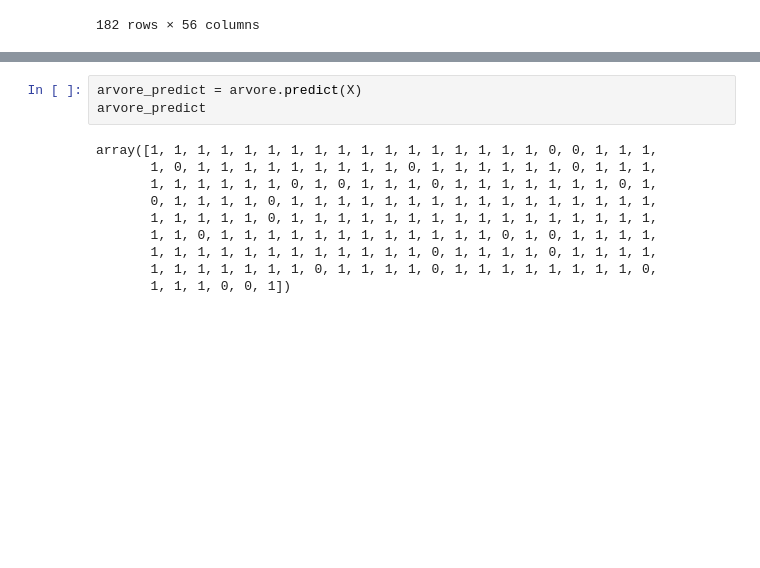
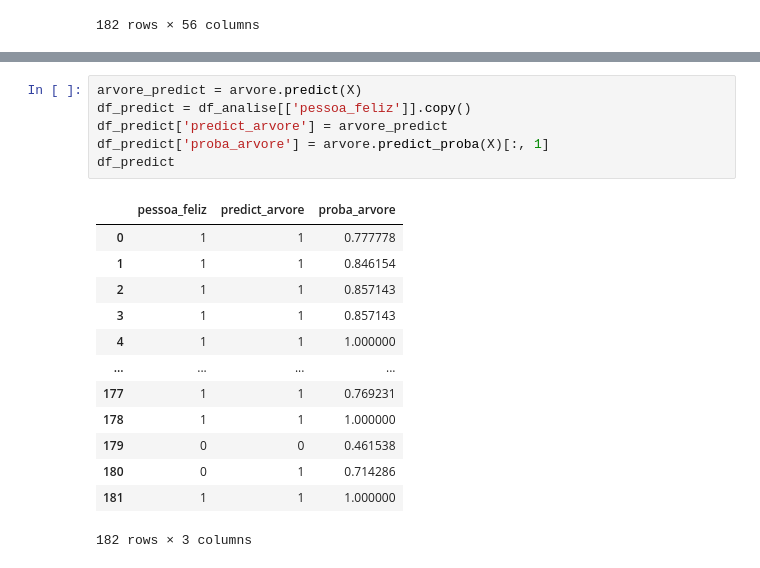
Before and after one commit to DaviMacielCavalcante/ml-2025-teomewhy, a Jupyter notebook: metricas.ipynb, the cells around one changed output, grey strips where cells are left out. Drawn from its saved outputs; the diff is of its cells as text; blank space fills up the shorter version.

```diff
--- a/metricas.ipynb
+++ b/metricas.ipynb
@@ -102,14 +117,21 @@ DecisionTreeClassifier(min_samples_leaf=5, random_state=42)
 # %%
 arvore_predict = arvore.predict(X)
-arvore_predict
+df_predict = df_analise[['pessoa_feliz']].copy()
+df_predict['predict_arvore'] = arvore_predict
+df_predict['proba_arvore'] = arvore.predict_proba(X)[:, 1]
+df_predict
 # %% [output]
+|  | pessoa_feliz | predict_arvore | proba_arvore |
+| 0 | 1 | 1 | 0.777778 |
+| 1 | 1 | 1 | 0.846154 |
+| 2 | 1 | 1 | 0.857143 |
+| 3 | 1 | 1 | 0.857143 |
+| 4 | 1 | 1 | 1.000000 |
+| ... | ... | ... | ... |
+| 177 | 1 | 1 | 0.769231 |
+| 178 | 1 | 1 | 1.000000 |
+| 179 | 0 | 0 | 0.461538 |
+| 180 | 0 | 1 | 0.714286 |
+| 181 | 1 | 1 | 1.000000 |
-array([1, 1, 1, 1, 1, 1, 1, 1, 1, 1, 1, 1, 1, 1, 1, 1, 1, 0, 0, 1, 1, 1,
-       1, 0, 1, 1, 1, 1, 1, 1, 1, 1, 1, 0, 1, 1, 1, 1, 1, 1, 0, 1, 1, 1,
-       1, 1, 1, 1, 1, 1, 0, 1, 0, 1, 1, 1, 0, 1, 1, 1, 1, 1, 1, 1, 0, 1,
-       0, 1, 1, 1, 1, 0, 1, 1, 1, 1, 1, 1, 1, 1, 1, 1, 1, 1, 1, 1, 1, 1,
-       1, 1, 1, 1, 1, 0, 1, 1, 1, 1, 1, 1, 1, 1, 1, 1, 1, 1, 1, 1, 1, 1,
-       1, 1, 0, 1, 1, 1, 1, 1, 1, 1, 1, 1, 1, 1, 1, 0, 1, 0, 1, 1, 1, 1,
-       1, 1, 1, 1, 1, 1, 1, 1, 1, 1, 1, 1, 0, 1, 1, 1, 1, 0, 1, 1, 1, 1,
-       1, 1, 1, 1, 1, 1, 1, 0, 1, 1, 1, 1, 0, 1, 1, 1, 1, 1, 1, 1, 1, 0,
-       1, 1, 1, 0, 0, 1])
+182 rows × 3 columns
 # %%
```
Also changed, not shown: parts of 11 cells of this notebook, 4 other files.
